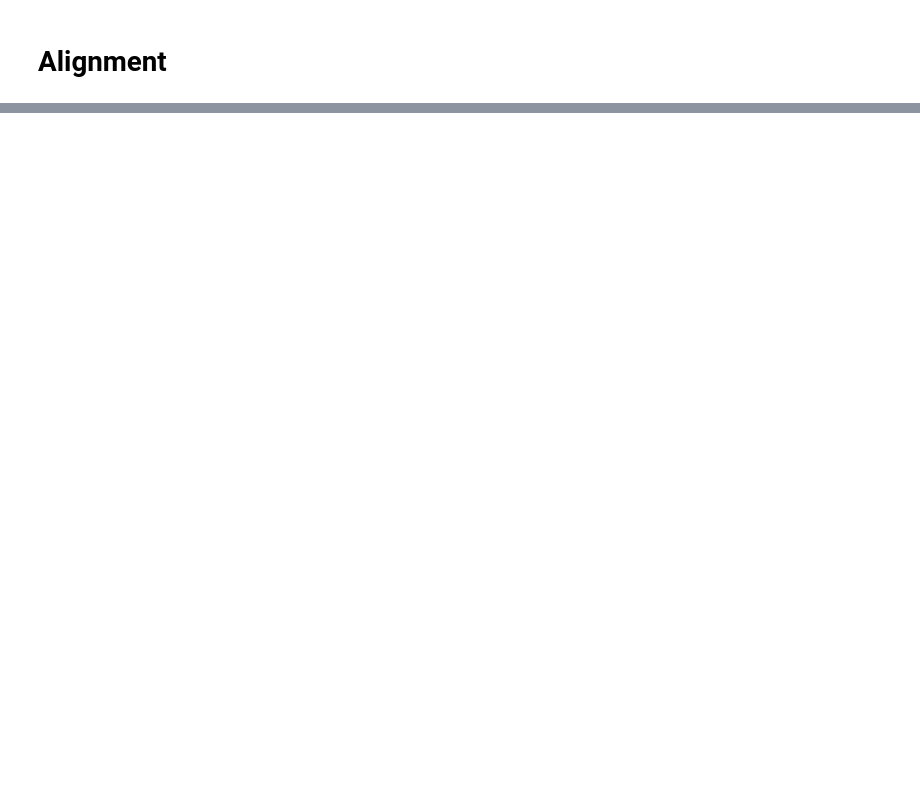
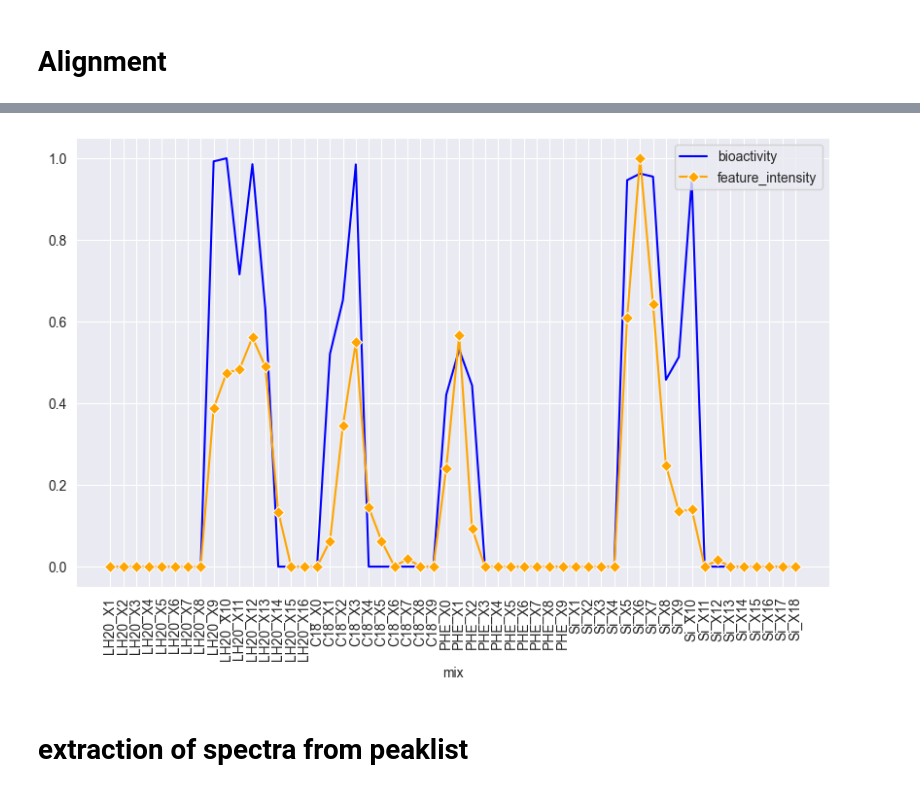
Before and after one commit to FanzhouKong/lead_finder, a Jupyter notebook: h2lv2.ipynb, the cells around one changed output, grey strips where cells are left out. Cells and saved outputs as stored; diff of their text form; code cells hidden in the pictures; blank space fills up the shorter version.

```diff
--- a/h2lv2.ipynb
+++ b/h2lv2.ipynb
@@ -88,0 +465,11 @@ alignment.to_csv(os.path.join(normalized_folder, 'alignment.csv'))
+# %%
+correlation_result_temp = correlation_result_temp[correlation_result_temp['max_values']!=0]
+intensity_log10 = np.log10(correlation_result_temp['max_values'])
+intensity_log10 = [x/intensity_log10.max() for x in intensity_log10]
+correlation_result_temp['log_intensity_normalized']=intensity_log10
+correlation_result_temp['score']=correlation_result_temp['log_intensity_normalized']*correlation_result_temp['correlation']
+correlation_result_temp.sort_values(by = 'score', ascending=False, inplace=True)
+# %%
+correlation_result_temp.reset_index(inplace=True, drop = True)
+# %%
+correlation_result_temp['rank']=np.arange(len(correlation_result_temp))
@@ -88,0 +511,2 @@ alignment.to_csv(os.path.join(normalized_folder, 'alignment.csv'))
+# %%
+additional_figure_dir = '/Volumes/Natural Product Chemistry/Working Space/Fanzhou/20230607_NQ_Development_H2Lv2/results/additional_figures'
@@ -88,0 +545,17 @@ alignment.to_csv(os.path.join(normalized_folder, 'alignment.csv'))
+# %%
+idx = 3296
+instance = correlation_result_temp.loc[idx]
+fig, axs = plt.subplots(figsize = (10,6))
+sns.lineplot(x =  bio_data_processed['mix'], y = [x/bio_data_processed['average_adjusted'].max() for x in bio_data_processed['average_adjusted']], color = 'blue', label = 'bioactivity')
+sns.lineplot(x =  bio_data_processed['mix'], y = [x/alignment_istd_cleaned.loc[idx][mix_name_pos].max() for x in alignment_istd_cleaned.loc[idx][mix_name_pos]], color = 'orange', marker = 'D', label = 'feature_intensity')
+plt.legend(loc = 'upper right')
+# plt.legend()
+# plt.vlines(x = 7, ymin = 0, ymax = 1, colors='green')
+# plt.vlines(x = 10, ymin = 0, ymax = 1,colors='green')
+plt.xticks(rotation = 90)
+plt.savefig(os.path.join(additional_figure_dir, str(instance['rank'])+'_'+str(instance['pmz'])+'_'+str(np.round(instance['rt'], 3))+'.png'))
+# plt.show()
+# %% [output]
+[figure, added]
+# %% [markdown]
+# extraction of spectra from peaklist
```
Also changed, not shown: parts of 112 cells of this notebook, 17 other files.
